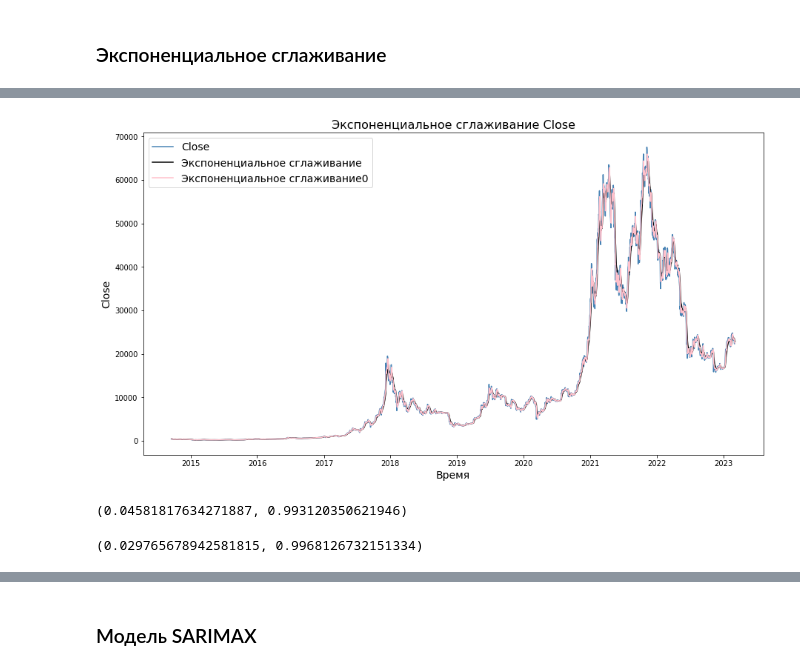
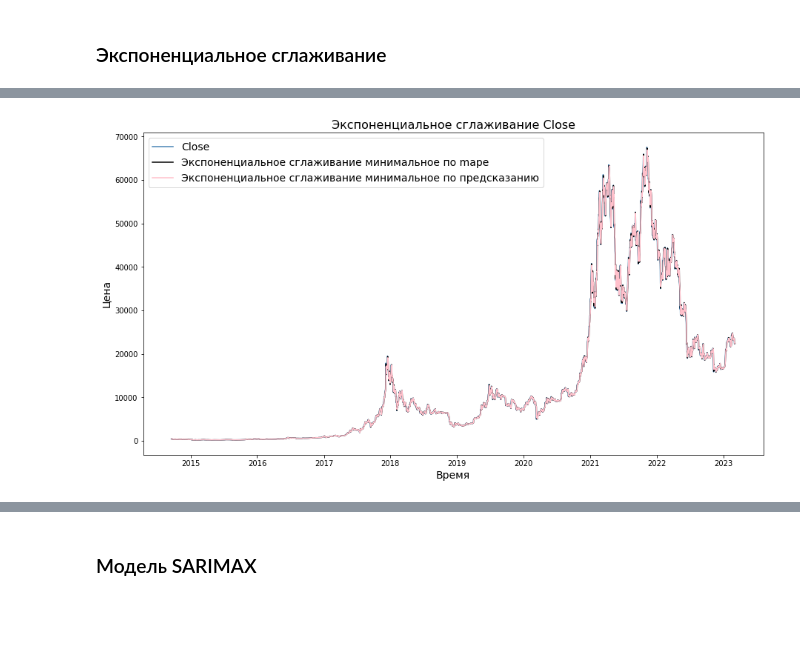
Before and after one commit to BitUpTeam/BitUp, a Jupyter notebook: TimeSeries_BTC.ipynb, the cells around one changed output, grey strips where cells are left out. Drawn from its saved outputs; the diff is of its cells as text; code cells hidden in the pictures; blank space fills up the shorter version.

```diff
--- a/TimeSeries_BTC.ipynb
+++ b/TimeSeries_BTC.ipynb
@@ -439,0 +413,21 @@ df
+# %%
+# цикл для поиска альфа, которое дает минмальное значение mape и минимальную разницу между предсказаным значением и настоящим
+min_mape = 1000000
+min_predict = 1000000
+for alpha in np.arange(0.0, 1.0, 0.05):
+  exp_smoothing = [df['Close'][0]]
+
+  for i in range(1, len(df['Close'])):
+    exp_smoothing.append(alpha * df['Close'][i] + (1 - alpha) * exp_smoothing[i - 1])
+
+  tmp_mape = mean_absolute_percentage_error(df['Close'][1:], exp_smoothing[:-1])
+  if tmp_mape < min_mape:
+    df['Exp_smoothing_mape']=exp_smoothing
+    min_mape = tmp_mape
+    alpha_mape = alpha
+  tmp_predict = abs(22219.77 - exp_smoothing[-1])
+  if tmp_predict < min_predict:
+    df['Exp_smoothing_predict']=exp_smoothing
+    min_predict = tmp_predict
+    alpha_predict = alpha
+((min_mape, min_predict), (alpha_mape, alpha_predict))
@@ -439,0 +438,11 @@ df
+# %%
+# добовляем завтрашний день в виде строки NaN
+last_date = df.iloc[[-1]].index
+last_date = last_date + timedelta(days = 1)
+df = df.append(pd.DataFrame(index = last_date))
+
+# сдвигаем столбцы с экспоненциальными сглаживаниями на один день
+df['Exp_smoothing_mape'] = df['Exp_smoothing_mape'].shift(1)
+df['Exp_smoothing_predict'] = df['Exp_smoothing_predict'].shift(1)
+
+df
@@ -440,30 +464,16 @@ df
 # %%
-# посмотрим на результат на графике
-
-# зададим размер
 plt.figure(figsize = (15,8))
 
-# выведем данные о рождаемости и кривую экспоненциального сглаживания
 plt.plot(df['Close'], label = 'Close', color = 'steelblue')
-plt.plot(df['Exp_smoothing'], label = 'Экспоненциальное сглаживание', color = 'black')
-plt.plot(df['Exp_smoothing0'], label = 'Экспоненциальное сглаживание0', color = 'pink')
+plt.plot(df['Exp_smoothing_mape'], label = 'Экспоненциальное сглаживание минимальное по mape', color = 'black')
+plt.plot(df['Exp_smoothing_predict'], label = 'Экспоненциальное сглаживание минимальное по предсказанию', color = 'pink')
 
-# добавим легенду, ее положение на графике и размер шрифта
 plt.legend(title = '', loc = 'upper left', fontsize = 14)
 
-# добавим подписи к осям и заголовки
-plt.ylabel('Close', fontsize = 14)
+plt.ylabel('Цена', fontsize = 14)
 plt.xlabel('Время', fontsize = 14)
 plt.title('Экспоненциальное сглаживание Close', fontsize = 16)
 
 plt.show()
 # %% [output]
-[figure, old version]
+[figure, new version]
-# %%
-(mean_absolute_percentage_error(df['Close'][1:-1], df['Exp_smoothing'][1:-1]), r2_score(df['Close'][1:-1], df['Exp_smoothing'][1:-1]))
-# %% [output]
-(0.04581817634271887, 0.993120350621946)
-# %%
-(mean_absolute_percentage_error(df['Close'][1:-1], df['Exp_smoothing0'][1:-1]), r2_score(df['Close'][1:-1], df['Exp_smoothing0'][1:-1]))
-# %% [output]
-(0.029765678942581815, 0.9968126732151334)
```
Also changed, not shown: parts of 65 cells of this notebook.
